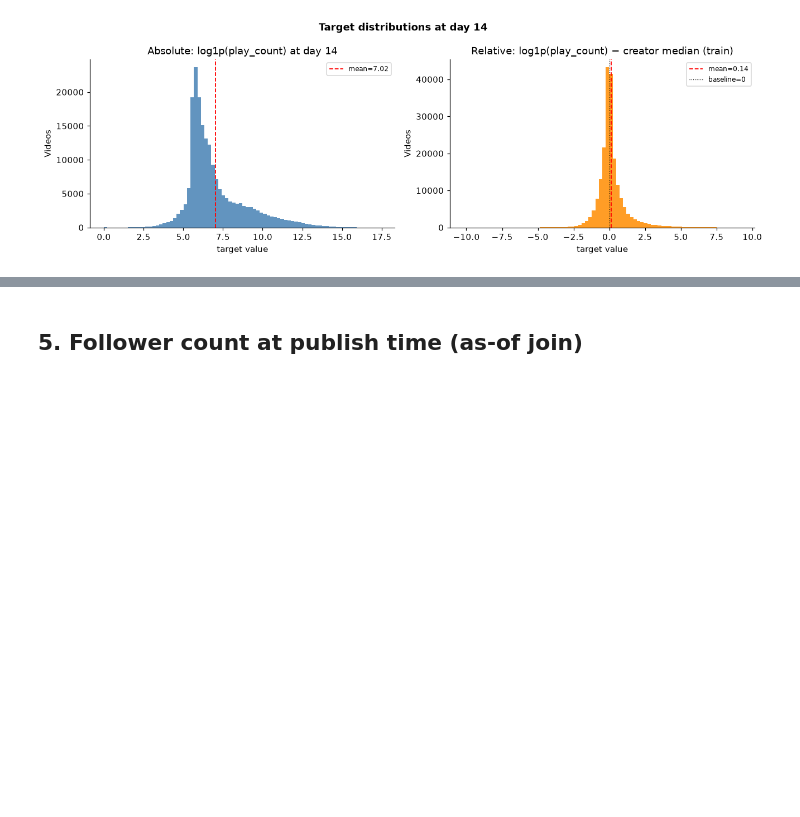
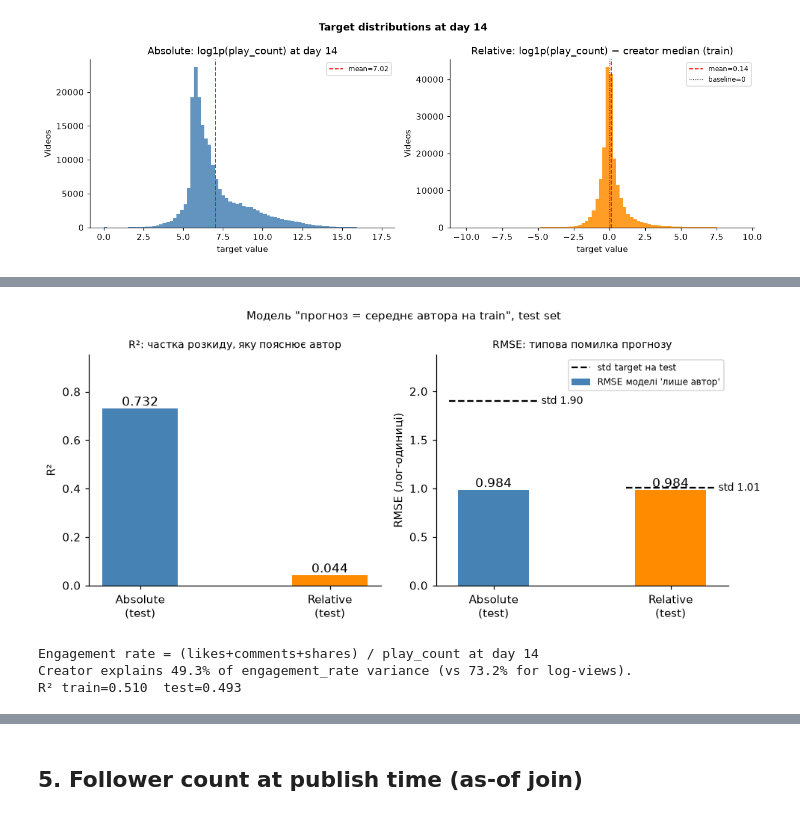
Before and after one commit to Shopska/Personalized_analysis_of_social_media, a Jupyter notebook: notebooks/02-target-selection.ipynb, the cells around one changed output, grey strips where cells are left out. Cells and saved outputs as stored; diff of their text form; code cells hidden in the pictures; blank space fills up the shorter version.

```diff
--- a/notebooks/02-target-selection.ipynb
+++ b/notebooks/02-target-selection.ipynb
@@ -311,15 +259,0 @@ R² (per-author mean model)  |  train  |  test
-# %%
-fig, ax = plt.subplots(figsize=(5, 4))
-labels  = ["Absolute\n(test)", "Relative\n(test)"]
-heights = [r2_abs_te, max(r2_rel_te, 0)]
-bars    = ax.bar(labels, heights, color=["steelblue", "darkorange"], width=0.4)
-for bar, h in zip(bars, heights):
-    ax.text(bar.get_x() + bar.get_width() / 2, h + 0.01, f"{h:.3f}",
-            ha="center", fontsize=11)
-ax.set_ylim(0, max(heights) * 1.3)
-ax.set_ylabel("R²")
-ax.set_title('R² of "predict per-author mean" model on test set\n'
-             '(what fraction of variance is creator-level?)', fontsize=9)
-fig.tight_layout()
-fig.savefig(FIGS / "fig4_author_r2.png", dpi=120)
-plt.show()
@@ -327,0 +310,56 @@ plt.show()
+# %%
+names  = ["Absolute", "Relative"]
+xlabs  = ["Absolute\n(test)", "Relative\n(test)"]
+colors = ["steelblue", "darkorange"]
+r2     = [max(res[n]["test"]["R2"], 0) for n in names]
+rmse   = [res[n]["test"]["RMSE"] for n in names]
+std    = [res[n]["test_std"] for n in names]
+
+fig, (ax1, ax2) = plt.subplots(1, 2, figsize=(9, 4))
+
+bars = ax1.bar(xlabs, r2, color=colors, width=0.4)
+for bar, h in zip(bars, r2):
+    ax1.text(bar.get_x() + bar.get_width() / 2, h + 0.01, f"{h:.3f}", ha="center", fontsize=11)
+ax1.set_ylim(0, max(r2) * 1.3)
+ax1.set_ylabel("R²")
+ax1.set_title("R²: частка розкиду, яку пояснює автор", fontsize=9)
+
+bars = ax2.bar(xlabs, rmse, color=colors, width=0.4, label="RMSE моделі 'лише автор'")
+for bar, h, s in zip(bars, rmse, std):
+    x = bar.get_x() + bar.get_width() / 2
+    ax2.text(x, h + 0.03, f"{h:.3f}", ha="center", fontsize=11)
+    ax2.hlines(s, bar.get_x() - 0.05, bar.get_x() + bar.get_width() + 0.05,
+               colors="black", linestyles="--")
+    ax2.text(bar.get_x() + bar.get_width() + 0.07, s, f"std {s:.2f}", va="center", fontsize=9)
+ax2.plot([], [], "k--", label="std target на test")
+ax2.set_ylim(0, max(std + rmse) * 1.25)
+ax2.set_ylabel("RMSE (лог-одиниці)")
+ax2.set_title("RMSE: типова помилка прогнозу", fontsize=9)
+ax2.legend(fontsize=8, loc="upper right")
+
+fig.suptitle('Модель "прогноз = середнє автора на train", test set', fontsize=10)
+fig.tight_layout()
+fig.savefig(FIGS / "fig4_author_r2_rmse.png", dpi=120)
+plt.show()
+# %% [output]
+[figure, added]
+# %%
+eng14_er = (engagement[engagement["days_since_post"] == 14]
+            [["video_id", "play_count", "like_count", "comment_count", "share_count"]])
+eng14_er = eng14_er[eng14_er["play_count"] > 0].copy()
+eng14_er["engagement_rate"] = (
+    (eng14_er["like_count"] + eng14_er["comment_count"] + eng14_er["share_count"])
+    / eng14_er["play_count"])
+
+er_t = (vids_f[["video_id"]]
+        .merge(eng14_er[["video_id", "engagement_rate"]], on="video_id")
+        .rename(columns={"engagement_rate": "target"}))
+er_res = _author_baseline(er_t)
+print("Engagement rate = (likes+comments+shares) / play_count at day 14")
+print(f"Creator explains {er_res['test']['R2']:.1%} of engagement_rate variance "
+      f"(vs {res['Absolute']['test']['R2']:.1%} for log-views).")
+print(f"R² train={er_res['train']['R2']:.3f}  test={er_res['test']['R2']:.3f}")
+# %% [output]
+Engagement rate = (likes+comments+shares) / play_count at day 14
+Creator explains 49.3% of engagement_rate variance (vs 73.2% for log-views).
+R² train=0.510  test=0.493
```
Also changed, not shown: parts of 17 cells of this notebook, 8 other files.
